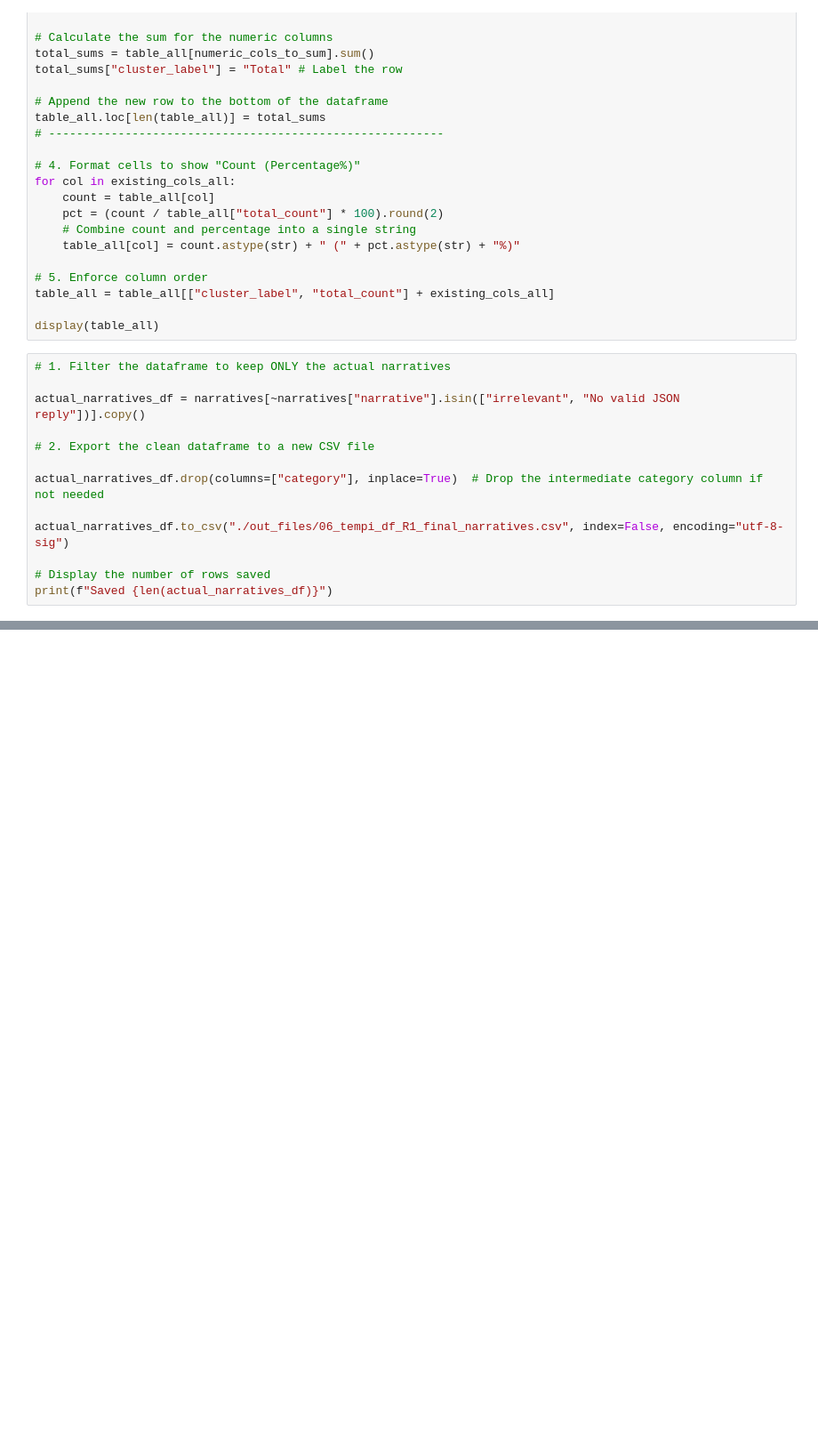
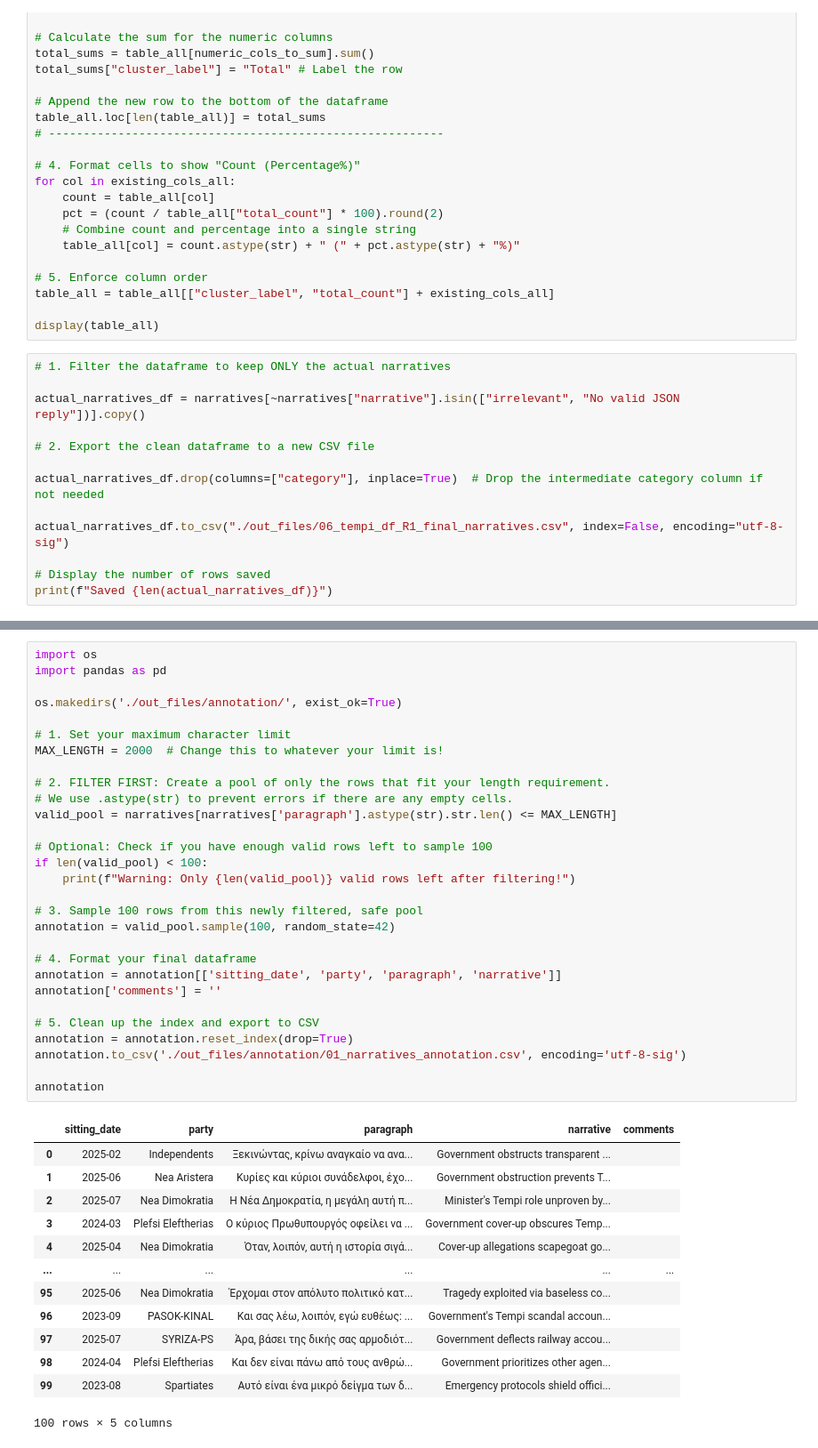
Before and after one commit to thomastsel1/Parliament_Narratives, a Jupyter notebook: 01_cake_clustering.ipynb, the cells around one changed output, grey strips where cells are left out. Shown at 89% size. Saved outputs shown, nothing was run; the diff lists cells and outputs as text; blank space fills up the shorter version.

```diff
--- a/01_cake_clustering.ipynb
+++ b/01_cake_clustering.ipynb
@@ -2613,0 +2640,43 @@ print(f"Saved {len(actual_narratives_df)}")
+# %%
+import os
+import pandas as pd
+
+os.makedirs('./out_files/annotation/', exist_ok=True)
+
+# 1. Set your maximum character limit
+MAX_LENGTH = 2000  # Change this to whatever your limit is!
+
+# 2. FILTER FIRST: Create a pool of only the rows that fit your length requirement.
+# We use .astype(str) to prevent errors if there are any empty cells.
+valid_pool = narratives[narratives['paragraph'].astype(str).str.len() <= MAX_LENGTH]
+
+# Optional: Check if you have enough valid rows left to sample 100
+if len(valid_pool) < 100:
+    print(f"Warning: Only {len(valid_pool)} valid rows left after filtering!")
+
+# 3. Sample 100 rows from this newly filtered, safe pool
+annotation = valid_pool.sample(100, random_state=42)
+
+# 4. Format your final dataframe
+annotation = annotation[['sitting_date', 'party', 'paragraph', 'narrative']]
+annotation['comments'] = ''
+
+# 5. Clean up the index and export to CSV
+annotation = annotation.reset_index(drop=True)
+annotation.to_csv('./out_files/annotation/01_narratives_annotation.csv', encoding='utf-8-sig')
+
+annotation
+# %% [output]
+|  | sitting_date | party | paragraph | narrative | comments |
+| 0 | 2025-02 | Independents | Ξεκινώντας, κρίνω αναγκαίο να ανα... | Government obstructs transparent ... |  |
+| 1 | 2025-06 | Nea Aristera | Κυρίες και κύριοι συνάδελφοι, έχο... | Government obstruction prevents T... |  |
+| 2 | 2025-07 | Nea Dimokratia | Η Νέα Δημοκρατία, η μεγάλη αυτή π... | Minister's Tempi role unproven by... |  |
+| 3 | 2024-03 | Plefsi Eleftherias | Ο κύριος Πρωθυπουργός οφείλει να ... | Government cover-up obscures Temp... |  |
+| 4 | 2025-04 | Nea Dimokratia | Όταν, λοιπόν, αυτή η ιστορία σιγά... | Cover-up allegations scapegoat go... |  |
+| ... | ... | ... | ... | ... | ... |
+| 95 | 2025-06 | Nea Dimokratia | Έρχομαι στον απόλυτο πολιτικό κατ... | Tragedy exploited via baseless co... |  |
+| 96 | 2023-09 | PASOK-KINAL | Και σας λέω, λοιπόν, εγώ ευθέως: ... | Government's Tempi scandal accoun... |  |
+| 97 | 2025-07 | SYRIZA-PS | Άρα, βάσει της δικής σας αρμοδιότ... | Government deflects railway accou... |  |
+| 98 | 2024-04 | Plefsi Eleftherias | Και δεν είναι πάνω από τους ανθρώ... | Government prioritizes other agen... |  |
+| 99 | 2023-08 | Spartiates | Αυτό είναι ένα μικρό δείγμα των δ... | Emergency protocols shield offici... |  |
+100 rows × 5 columns
```
Also changed, not shown: parts of 10 cells of this notebook, 3 other files.
